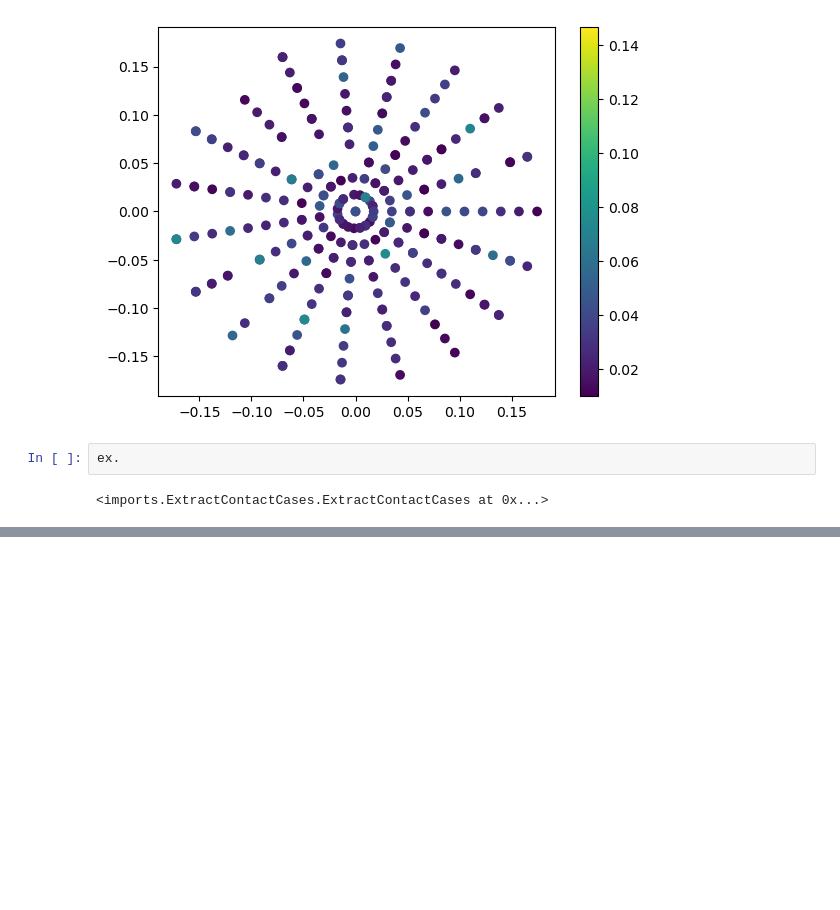
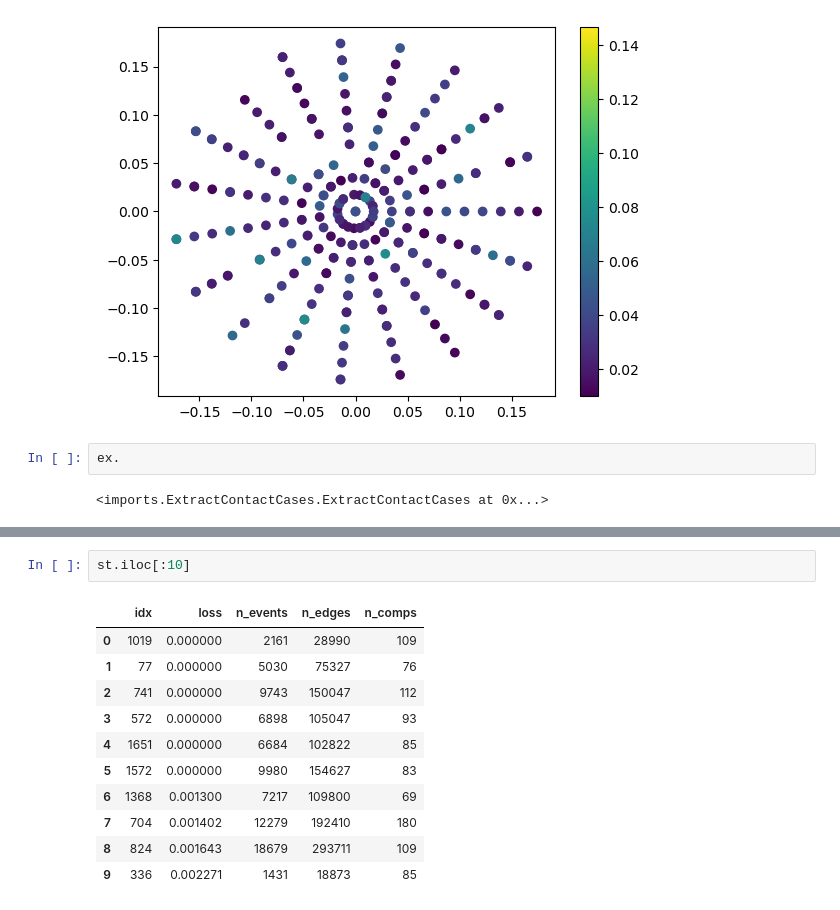
Before and after one commit to AdvancedResearchInnovationCenter/TactiGraph, a Jupyter notebook: src/validating.ipynb, the cells around one changed output, grey strips where cells are left out. Drawn from its saved outputs; the diff is of its cells as text; blank space fills up the shorter version.

```diff
--- a/src/validating.ipynb
+++ b/src/validating.ipynb
@@ -314,0 +438,14 @@ ex.
+# %%
+st.iloc[:10]
+# %% [output]
+|  | idx | loss | n_events | n_edges | n_comps |
+| 0 | 1019 | 0.000000 | 2161 | 28990 | 109 |
+| 1 | 77 | 0.000000 | 5030 | 75327 | 76 |
+| 2 | 741 | 0.000000 | 9743 | 150047 | 112 |
+| 3 | 572 | 0.000000 | 6898 | 105047 | 93 |
+| 4 | 1651 | 0.000000 | 6684 | 102822 | 85 |
+| 5 | 1572 | 0.000000 | 9980 | 154627 | 83 |
+| 6 | 1368 | 0.001300 | 7217 | 109800 | 69 |
+| 7 | 704 | 0.001402 | 12279 | 192410 | 180 |
+| 8 | 824 | 0.001643 | 18679 | 293711 | 109 |
+| 9 | 336 | 0.002271 | 1431 | 18873 | 85 |
```
Also changed, not shown: parts of 17 cells of this notebook, 5 other files.
